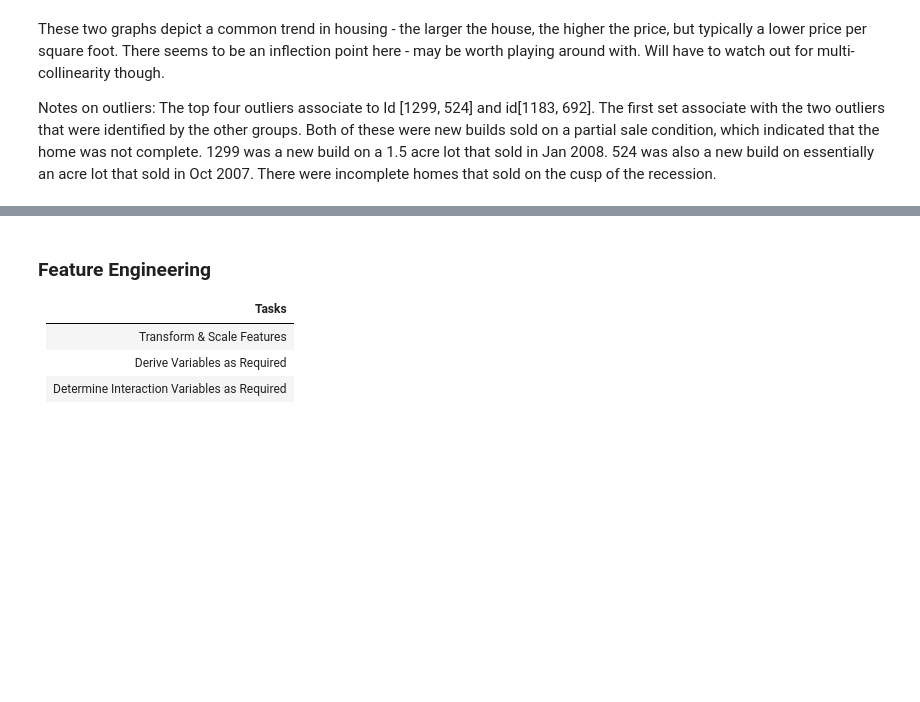
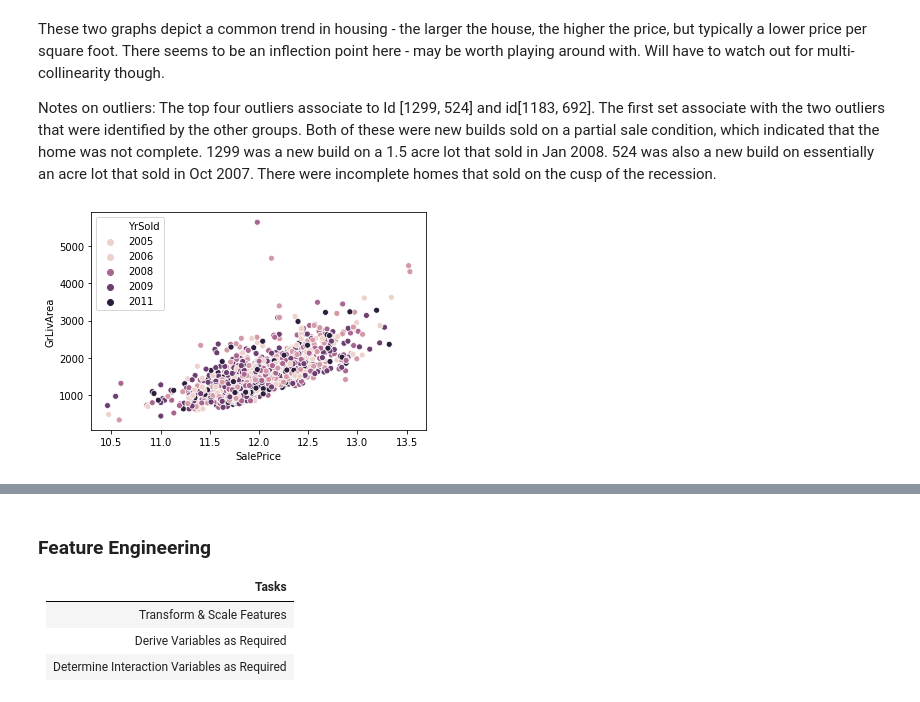
Before and after one commit to ericlundy87/House-Prices-Advanced-Regression-Techniques, a Jupyter notebook: p4_cheney.ipynb, the cells around one changed output, grey strips where cells are left out. Saved outputs shown, nothing was run; the diff lists cells and outputs as text; code cells hidden in the pictures; blank space fills up the shorter version.

```diff
--- a/p4_cheney.ipynb
+++ b/p4_cheney.ipynb
@@ -361,3 +339,8 @@ Will have to watch out for multi-collinearity though.
 Notes on outliers:
 The top four outliers associate to Id [1299, 524] and id[1183, 692].
 The first set associate with the two outliers that were identified by the other groups.  Both of these were new builds sold on a partial sale condition, which indicated that the home was not complete. 1299 was a new build on a 1.5 acre lot that sold in Jan 2008.  524 was also a new build on essentially an acre lot that sold in Oct 2007.  There were incomplete homes that sold on the cusp of the recession.
+# %%
+sns.scatterplot('SalePrice', 'GrLivArea',data = train, hue='YrSold')
+plt.show()
+# %% [output]
+[figure, added]
```
Also changed, not shown: parts of 15 cells of this notebook, 1 other file.
